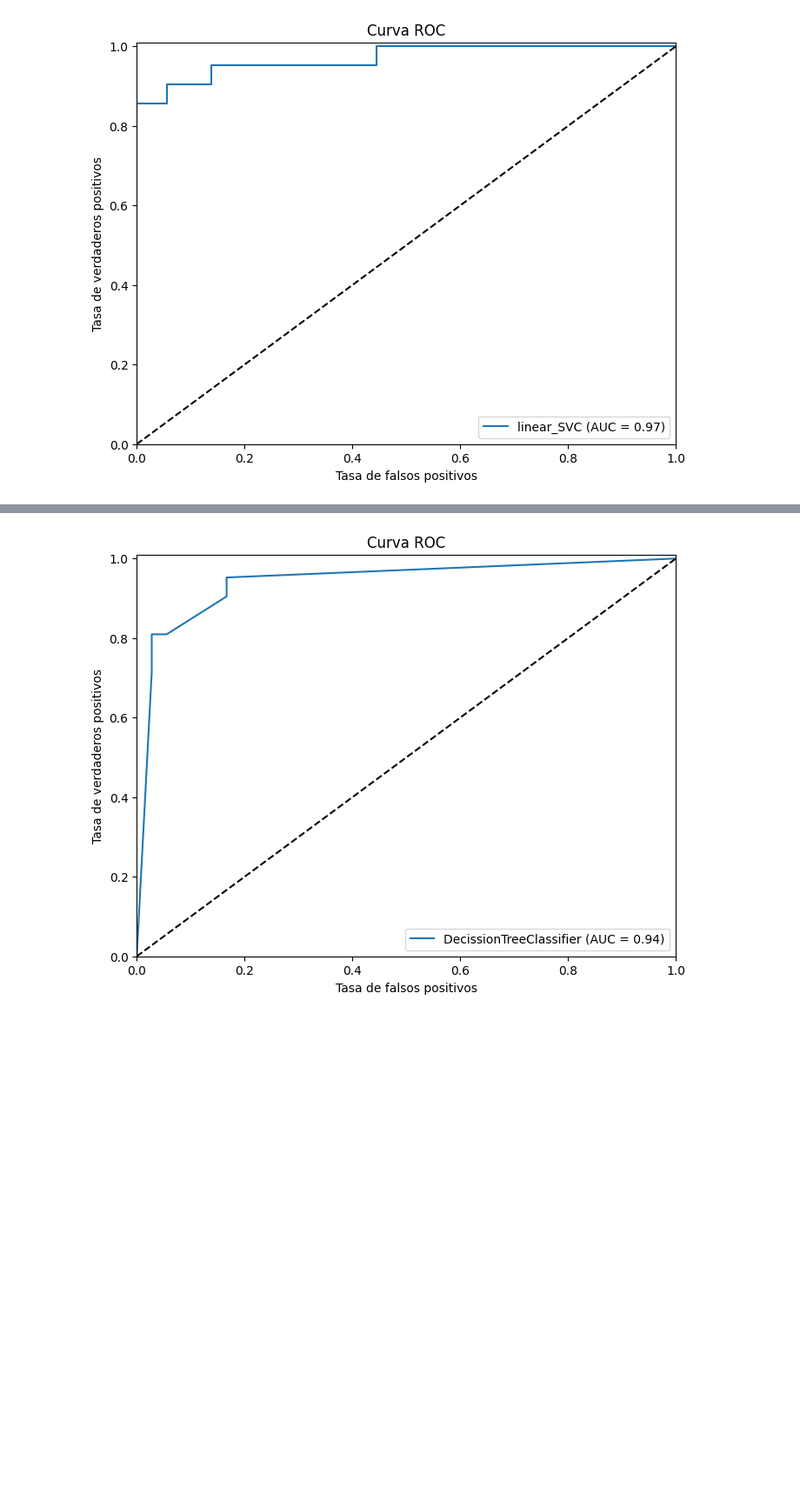
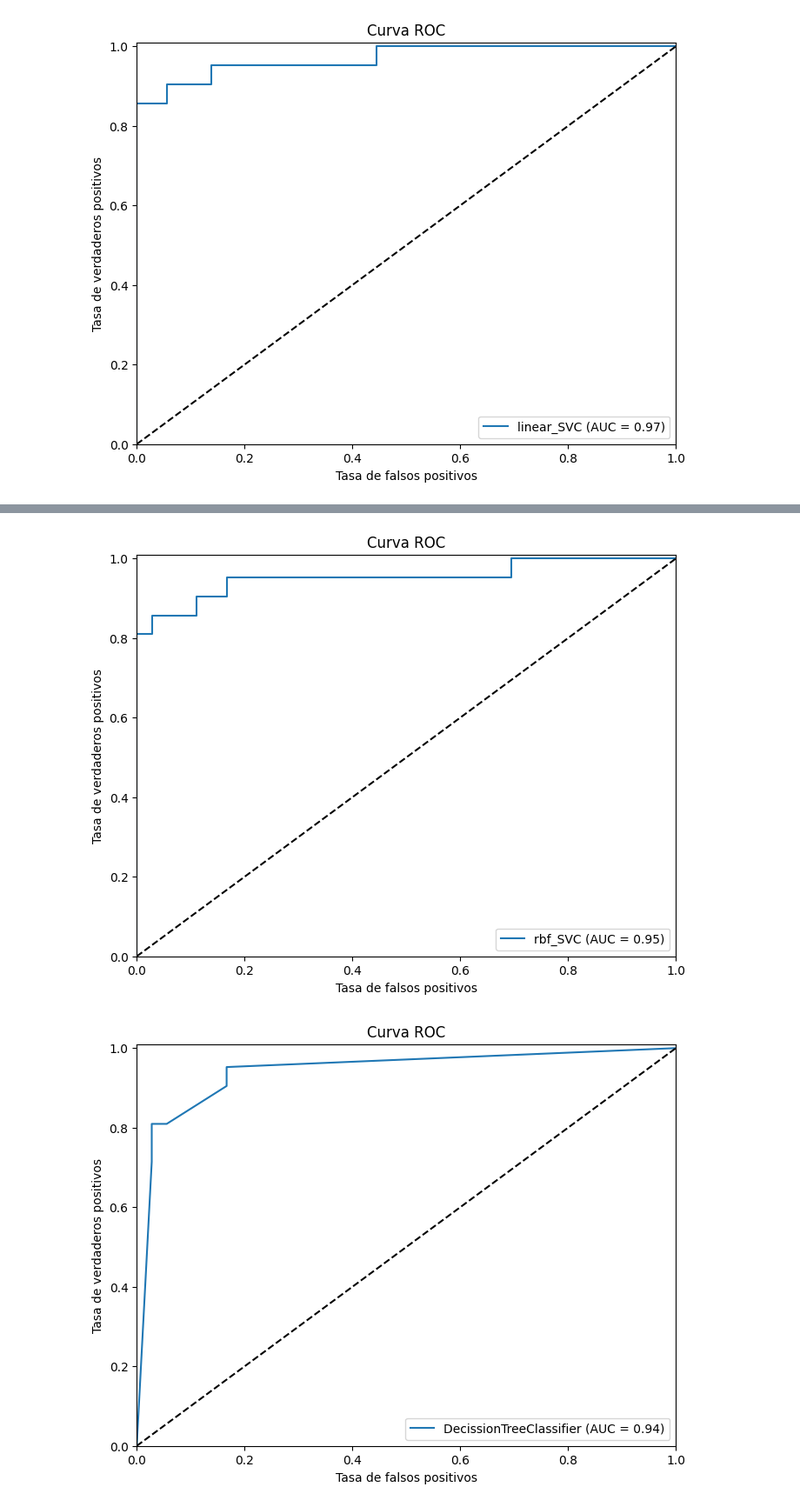
Before and after one commit to cristobalperezp/MDS7104-Machine-Learning, a Jupyter notebook: Tarea_2.ipynb, the cells around one changed output, grey strips where cells are left out. Shown at 87% size. Saved outputs shown, nothing was run; the diff lists cells and outputs as text; code cells hidden in the pictures; blank space fills up the shorter version.

```diff
--- a/Tarea_2.ipynb
+++ b/Tarea_2.ipynb
@@ -397,3 +450,7 @@ ROC_curve(linear_svc,X_test_c,y_test,'linear_SVC')
+# %%
+ROC_curve(rbf_svc,X_test_c,y_test,'rbf_SVC')
+# %% [output]
+[figure, added]
 # %%
 ROC_curve(opt_tree,X_test_b,y_test,'DecissionTreeClassifier')
 # %% [output]
```
Also changed, not shown: parts of 15 cells of this notebook.
